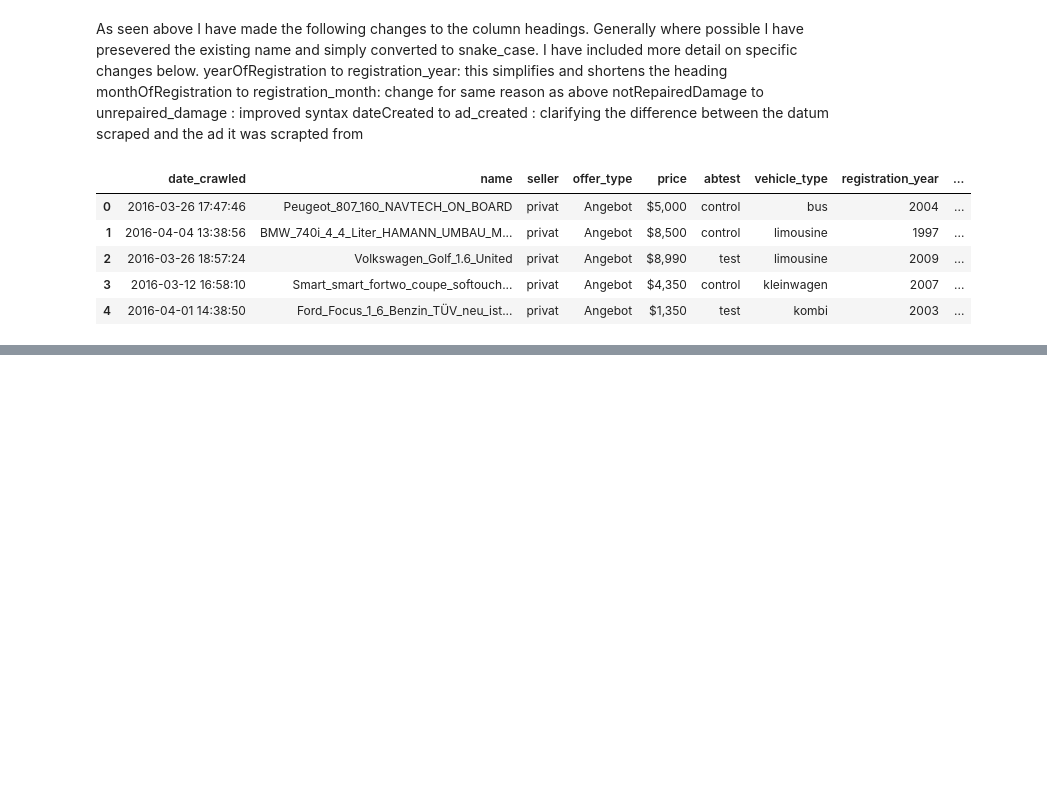
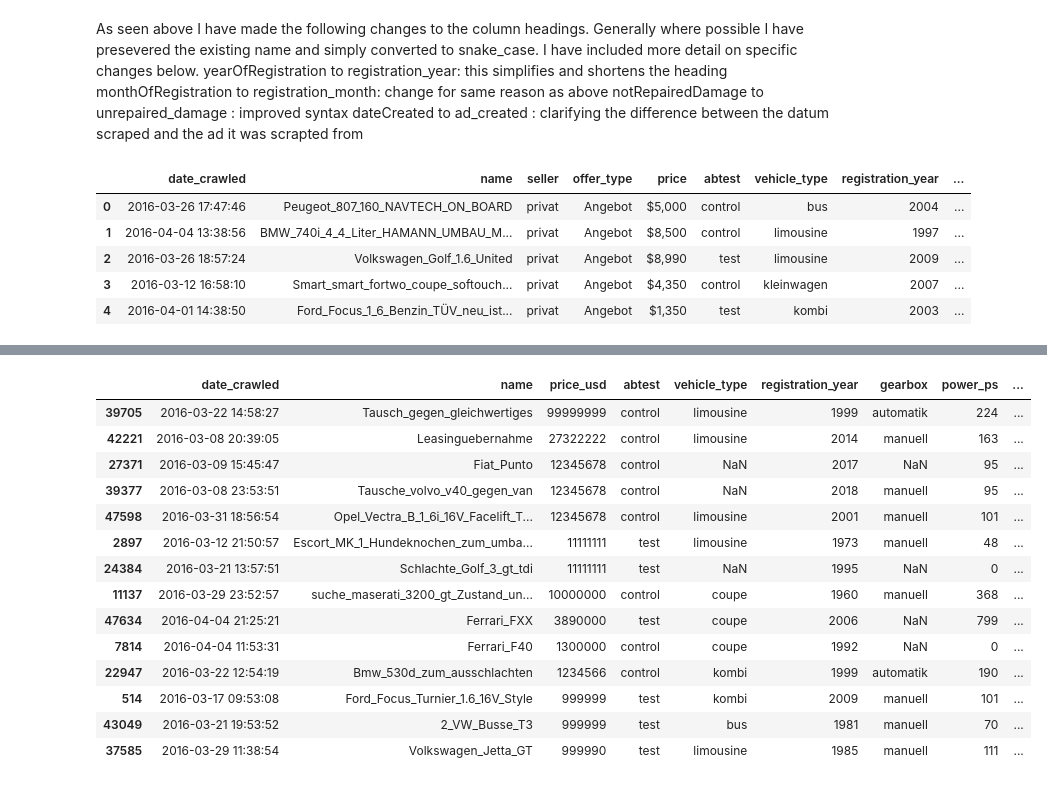
Before and after one commit to VensaHerald/ebay_cars_de, a Jupyter notebook: german_whips.ipynb, the cells around one changed output, grey strips where cells are left out. Saved outputs shown, nothing was run; the diff lists cells and outputs as text; code cells hidden in the pictures; blank space fills up the shorter version.

```diff
--- a/german_whips.ipynb
+++ b/german_whips.ipynb
@@ -83,0 +97,12 @@ autos.head()
+# %%
+autos['price'] = (autos['price']
+                  .str.replace("$","")
+                  .str.replace(",","")
+                  .astype("int64"))
+
+autos['odometer'] = (autos['odometer']
+                  .str.replace("km","")
+                  .str.replace(",","")
+                  .astype("int64"))
+# %%
+autos.rename(columns={'odometer':'odometer_km','price':'price_usd'}, inplace=True)
@@ -83,0 +111,4 @@ autos.head()
+# %%
+autos['ad_created'] = pd.to_datetime(autos['ad_created'])
+autos['ad_created'] = pd.to_datetime(autos['date_crawled'])
+autos['ad_created'] = pd.to_datetime(autos['last_seen'])
@@ -83,0 +129,3 @@ autos.head()
+# %%
+autos.drop(['seller', 'offer_type', 'num_pictures'],axis=1,inplace=True)
+autos.describe()
@@ -83,0 +162,18 @@ autos.head()
+# %%
+autos[autos['price_usd'].between(500000,99999999)].sort_values(by='price_usd',ascending=False)
+# %% [output]
+|  | date_crawled | name | price_usd | abtest | vehicle_type | registration_year | gearbox | power_ps | ... |
+| 39705 | 2016-03-22 14:58:27 | Tausch_gegen_gleichwertiges | 99999999 | control | limousine | 1999 | automatik | 224 | ... |
+| 42221 | 2016-03-08 20:39:05 | Leasinguebernahme | 27322222 | control | limousine | 2014 | manuell | 163 | ... |
+| 27371 | 2016-03-09 15:45:47 | Fiat_Punto | 12345678 | control | NaN | 2017 | NaN | 95 | ... |
+| 39377 | 2016-03-08 23:53:51 | Tausche_volvo_v40_gegen_van | 12345678 | control | NaN | 2018 | manuell | 95 | ... |
+| 47598 | 2016-03-31 18:56:54 | Opel_Vectra_B_1_6i_16V_Facelift_T... | 12345678 | control | limousine | 2001 | manuell | 101 | ... |
+| 2897 | 2016-03-12 21:50:57 | Escort_MK_1_Hundeknochen_zum_umba... | 11111111 | test | limousine | 1973 | manuell | 48 | ... |
+| 24384 | 2016-03-21 13:57:51 | Schlachte_Golf_3_gt_tdi | 11111111 | test | NaN | 1995 | NaN | 0 | ... |
+| 11137 | 2016-03-29 23:52:57 | suche_maserati_3200_gt_Zustand_un... | 10000000 | control | coupe | 1960 | manuell | 368 | ... |
+| 47634 | 2016-04-04 21:25:21 | Ferrari_FXX | 3890000 | test | coupe | 2006 | NaN | 799 | ... |
+| 7814 | 2016-04-04 11:53:31 | Ferrari_F40 | 1300000 | control | coupe | 1992 | NaN | 0 | ... |
+| 22947 | 2016-03-22 12:54:19 | Bmw_530d_zum_ausschlachten | 1234566 | control | kombi | 1999 | automatik | 190 | ... |
+| 514 | 2016-03-17 09:53:08 | Ford_Focus_Turnier_1.6_16V_Style | 999999 | test | kombi | 2009 | manuell | 101 | ... |
+| 43049 | 2016-03-21 19:53:52 | 2_VW_Busse_T3 | 999999 | test | bus | 1981 | manuell | 70 | ... |
+| 37585 | 2016-03-29 11:38:54 | Volkswagen_Jetta_GT | 999990 | test | limousine | 1985 | manuell | 111 | ... |
```
Also changed, not shown: parts of 13 cells of this notebook.
